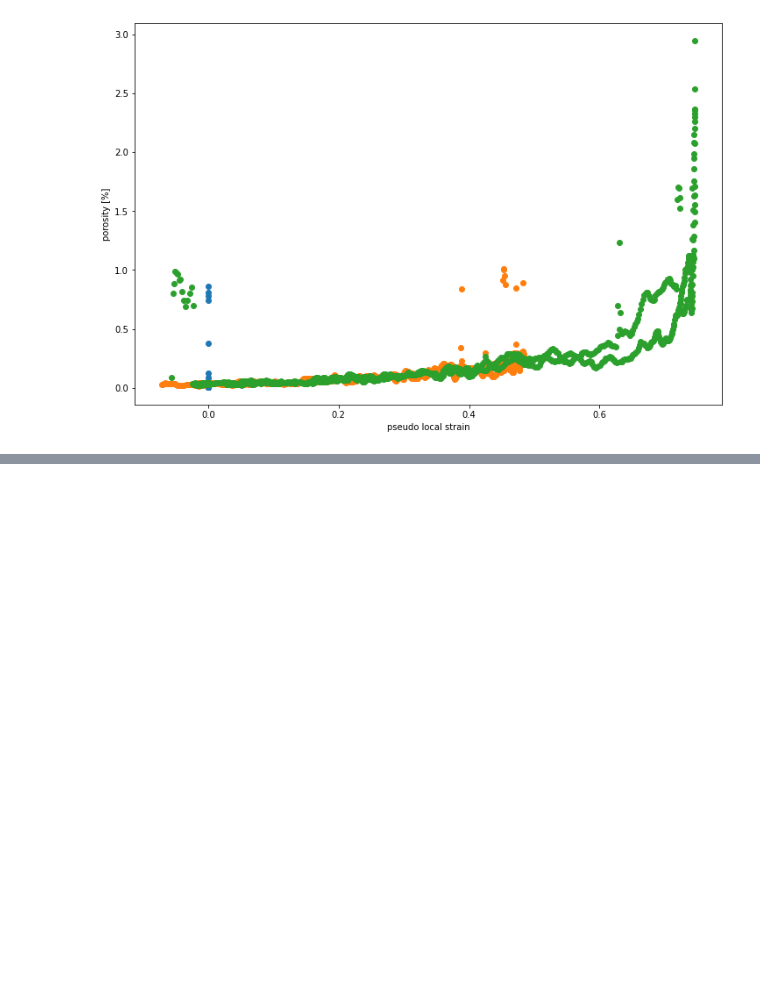
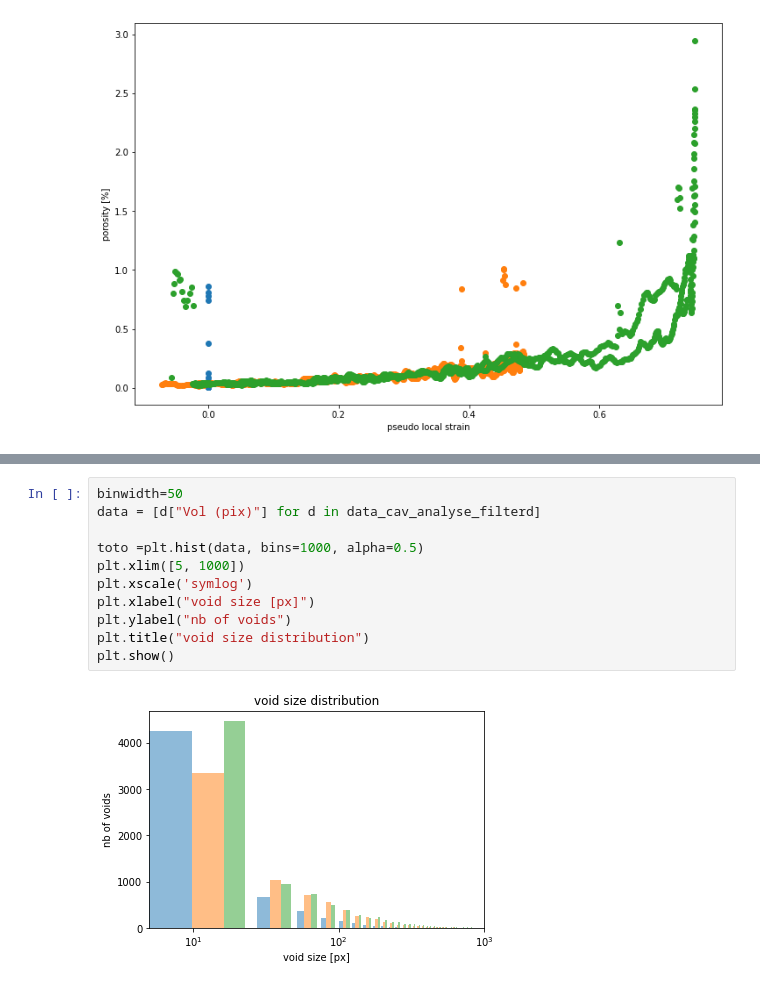
Before and after one commit to MEALORII/TP_tomo, a Jupyter notebook: script_fiji-py/MEALOR_TD_tomo-v2.ipynb, the cells around one changed output, grey strips where cells are left out. Drawn from its saved outputs; the diff is of its cells as text; blank space fills up the shorter version.

```diff
--- a/script_fiji-py/MEALOR_TD_tomo-v2.ipynb
+++ b/script_fiji-py/MEALOR_TD_tomo-v2.ipynb
@@ -141,0 +224,13 @@ plt.show()
+# %%
+binwidth=50
+data = [d["Vol (pix)"] for d in data_cav_analyse_filterd]
+
+toto =plt.hist(data, bins=1000, alpha=0.5)
+plt.xlim([5, 1000])
+plt.xscale('symlog')
+plt.xlabel("void size [px]")
+plt.ylabel("nb of voids")
+plt.title("void size distribution")
+plt.show()
+# %% [output]
+[figure, added]
```
Also changed, not shown: parts of 9 cells of this notebook, 6 other files.
